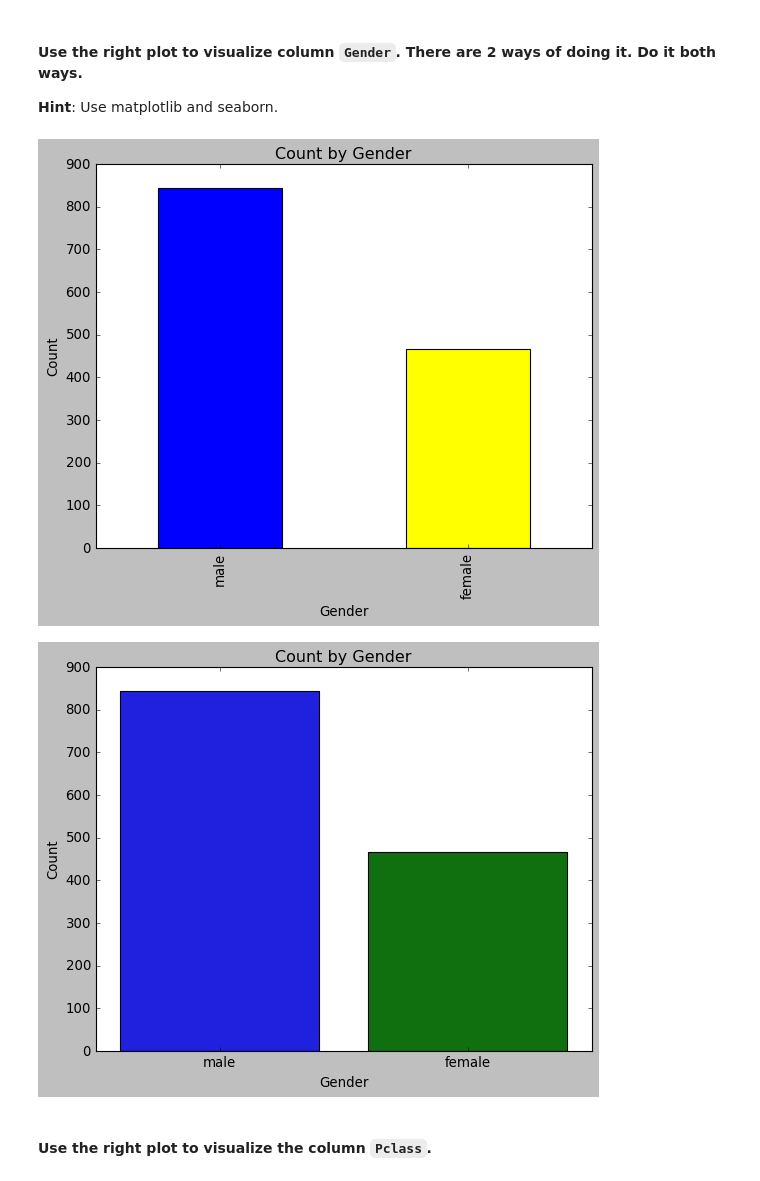
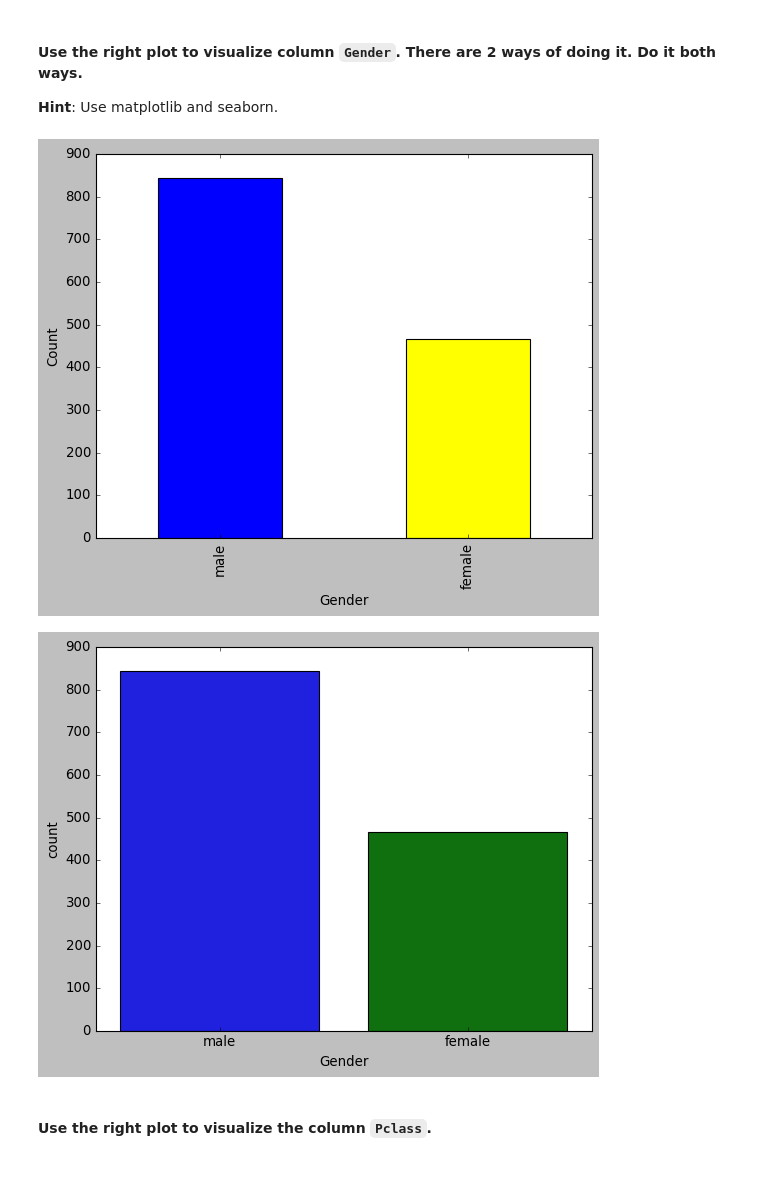
Before and after one commit to Ironhack-Data-Madrid-Abril-2023/5.2-lab_matplotlib_seaborn, a Jupyter notebook: your-code/main.ipynb, the cells around one changed output. Saved outputs shown, nothing was run; the diff lists cells and outputs as text; code cells hidden in the pictures.

```diff
--- a/your-code/main.ipynb
+++ b/your-code/main.ipynb
@@ -215,24 +210,18 @@ plt.show()
 # Method 1 - matplotlib
 # your code here
 titanic['Gender'].value_counts().plot(kind='bar', color=['blue', 'yellow'])
-plt.title('Count by Gender')
 plt.xlabel('Gender')
 plt.ylabel('Count')
 
 plt.show();
 # %% [output]
-[figure, old version]
+[figure, new version]
 # %%
 # Method 2 - seaborn
 # your code here
-sns.countplot(data=titanic, x='Gender')
-plt.title('Count by Gender')
-plt.xlabel('Gender')
-plt.ylabel('Count')
-
-plt.show()
+sns.countplot(data=titanic, x='Gender');
 # %% [output]
-[figure, old version]
+[figure, new version]
 # %% [markdown]
 #### Use the right plot to visualize the column `Pclass`.
 # %%
```
Also changed, not shown: parts of 12 cells of this notebook.
